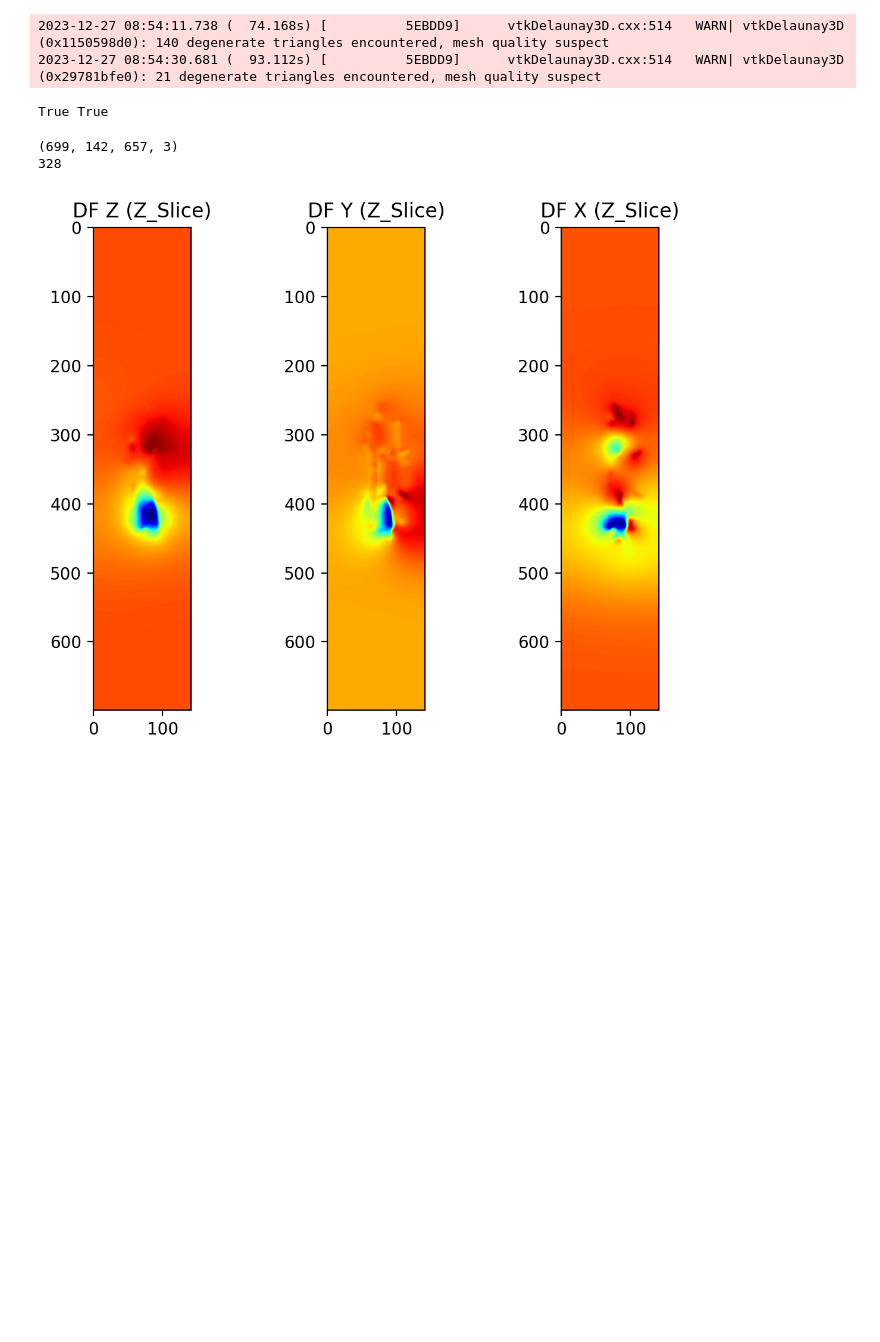
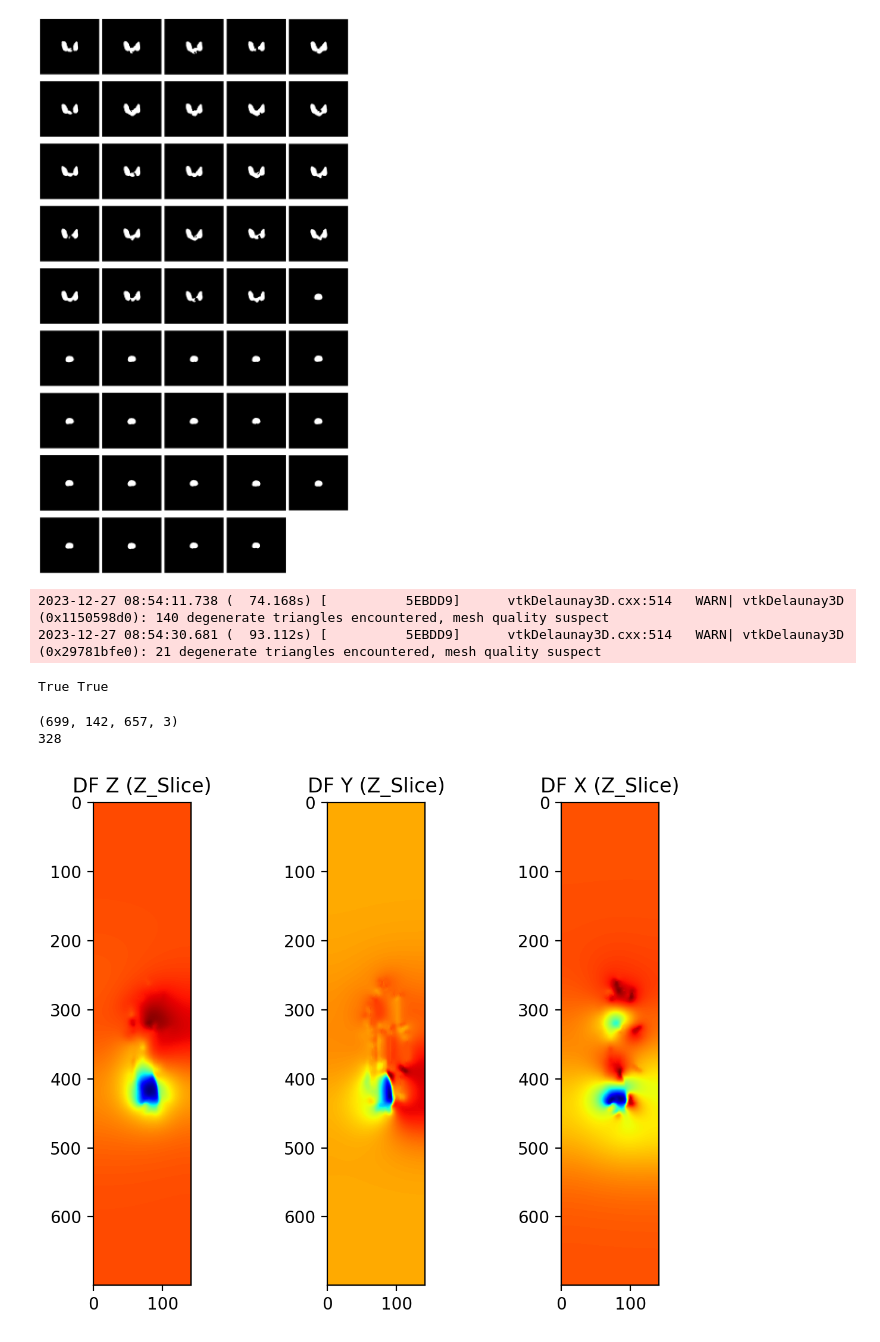
Before and after one commit to Niyaz94/PHD_Statistical_Model_Shape, a Jupyter notebook: Script.ipynb, the cells around one changed output. Drawn from its saved outputs; the diff is of its cells as text; code cells hidden in the pictures; blank space fills up the shorter version.

Commit message:
Extracting 2D images

```diff
--- a/Script.ipynb
+++ b/Script.ipynb
@@ -64,12 +64,6 @@ class reading_orignal_data:
 
                 self.PTV_IMAGES.append(cnt)
                 self.CT_SCAN_IMAGES.append(ct)
-
-    def get_PTV_IMAGES(self):
-        return self.PTV_IMAGES
-
-    def get_CT_SCAN_IMAGES(self):
-        return self.CT_SCAN_IMAGES
 
     def readDICOM3D(self,DICOM_DIR):
         dicomFiles = [file for file in os.listdir(DICOM_DIR) if file.endswith('dcm') and file.startswith('CT')]
@@ -118,14 +112,17 @@ class reading_orignal_data:
 
         assert ds.SOPClassUID == "1.2.840.10008.5.1.4.1.1.481.3", "This is not a Dicom Structure file"
 
-        ROI = [ds.ROIContourSequence[u].ContourSequence for u in range(len(ds.ROIContourSequence)) if ds.ROIContourSequence[u].ReferencedROINumber
-               == ds.StructureSetROISequence[structID].ROINumber][0]
+        ROI = [
+            ds.ROIContourSequence[u].ContourSequence for u in range(len(ds.ROIContourSequence))
+                if ds.ROIContourSequence[u].ReferencedROINumber == ds.StructureSetROISequence[structID].ROINumber
+        ][0]
 
         positions = []
         CTs = glob.glob(pathToCT + '/CT*.dcm')
         for fname in CTs:
             ctds = pydicom.dcmread(fname)
             positions.append((ctds.ImagePositionPatient[2],fname))
+
         positions = sorted(positions, key=lambda x: x[0])
         delta = positions[1][0] - positions[0][0]
 
@@ -179,6 +176,12 @@ class reading_orignal_data:
             baseName = PATH + LABEL + str(INDEX) + '_.nii.gz'
             niftiImage = nib.Nifti1Image(IMG, affine=aff)
             nib.save(niftiImage,baseName)
+
+    def get_PTV_IMAGES(self):
+        return self.PTV_IMAGES
+
+    def get_CT_SCAN_IMAGES(self):
+        return self.CT_SCAN_IMAGES
 # %%
 class reducing_point_numbers:
 
@@ -448,3 +450,17 @@ PTV_SAMPLES={}
 for dir in next(os.walk('Samples/'))[1]:
     orignal_data_ob=reading_orignal_data(f'Samples/{dir}/frakcja_*')
     PTV_SAMPLES[dir]=orignal_data_ob.get_PTV_IMAGES()
+# %%
+def con_2d_image(binary_image):
+
+    center_of_mass=np.mean(np.where(binary_image),axis=1)
+
+    img_2d=binary_image[:,:,int(center_of_mass[2])]
+    img_2d[img_2d == 0] = -1
+
+    return img_2d
+
+VAE_SAMPLES=[]
+for key, images in PTV_SAMPLES.items():
+    for single_image in images:
+        VAE_SAMPLES.append(con_2d_image(single_image.copy()))
@@ -451,3 +492,17 @@ for dir in next(os.walk('Samples/'))[1]:
+# %%
+fig, axs = plt.subplots(9,5,figsize=(15,27))
+
+for index, img in enumerate(VAE_SAMPLES):
+    ax=axs.flat[index]
+
+    ax.imshow(img,cmap="binary")
+    plt.imsave(f'data/{index}.png', img, cmap="binary")
+    ax.axis("off")
+
+fig.delaxes(axs[8][4])
+fig.tight_layout()
+# %% [output]
+[figure, added]
 # %%
 MARCHING_CUBE_POINTS={}
 for key in PTV_SAMPLES.keys():
```
Also changed, not shown: parts of 3 cells of this notebook, 1 other file.
